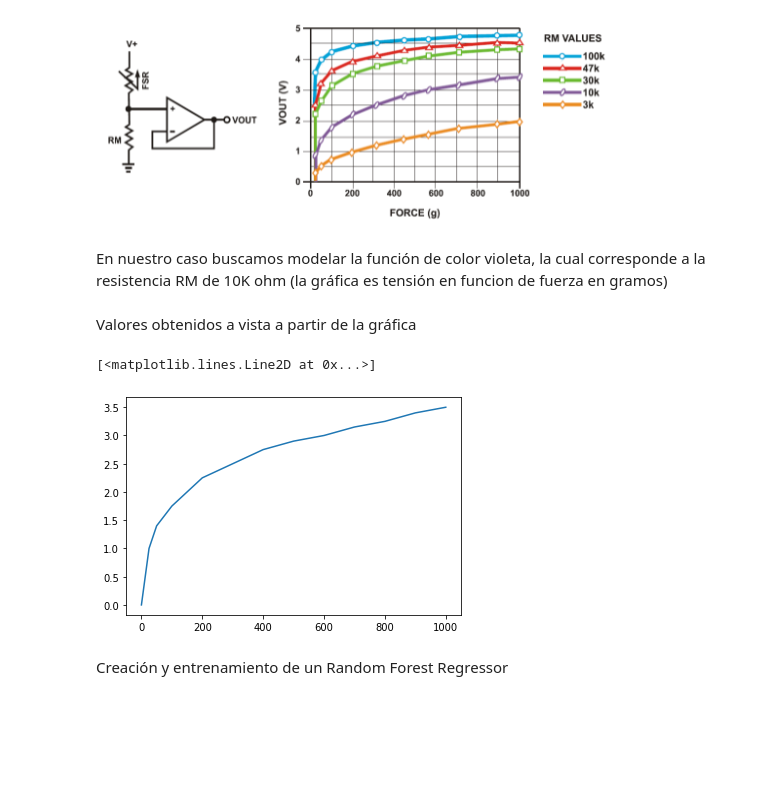
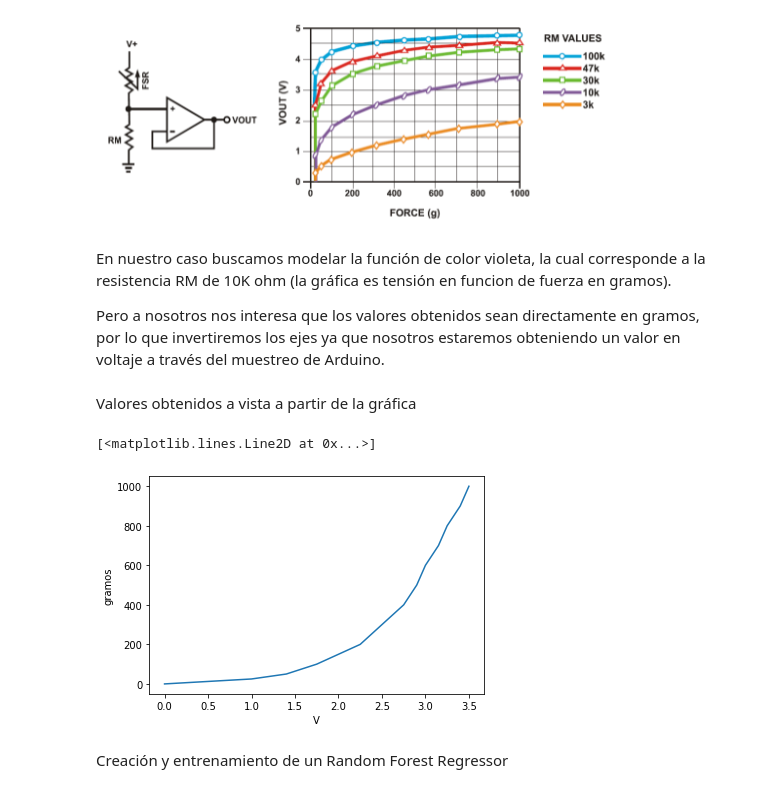
Before and after one commit to emito121/sensorAgarre, a Jupyter notebook: Modelo de funciones mediante ML/Entrenamiento_graf.ipynb, the cells around one changed output. Saved outputs shown, nothing was run; the diff lists cells and outputs as text; code cells hidden in the pictures; blank space fills up the shorter version.

Commit message:
Actualizo función a partir de ML

```diff
--- a/Modelo de funciones mediante ML/Entrenamiento_graf.ipynb
+++ b/Modelo de funciones mediante ML/Entrenamiento_graf.ipynb
@@ -5,25 +5,29 @@ Se busca modelar una función mediante datos conocidos de esta a partir de algor
 # %% [markdown]
 ![image.png](embedded-picture-1)
 # %% [markdown]
-En nuestro caso buscamos modelar la función de color violeta, la cual corresponde a la resistencia RM de 10K ohm (la gráfica es tensión en funcion de fuerza en gramos)
+En nuestro caso buscamos modelar la función de color violeta, la cual corresponde a la resistencia RM de 10K ohm (la gráfica es tensión en funcion de fuerza en gramos).
+
+Pero a nosotros nos interesa que los valores obtenidos sean directamente en gramos, por lo que invertiremos los ejes ya que nosotros estaremos obteniendo un valor en voltaje a través del muestreo de Arduino.
 # %%
 import matplotlib.pyplot as plt
 import numpy as np
 # %% [markdown]
 Valores obtenidos a vista a partir de la gráfica
 # %%
-x = [a for a in range(0,1100,100)]
-x.insert(1, 50)
-x.insert(1, 25)
-y = [0, 1, 1.4, 1.75, 2.25, 2.5, 2.75, 2.90, 3, 3.15, 3.25, 3.4, 3.5]
+y = [a for a in range(0,1100,100)]
+y.insert(1, 50)
+y.insert(1, 25)
+x = [0, 1, 1.4, 1.75, 2.25, 2.5, 2.75, 2.90, 3, 3.15, 3.25, 3.4, 3.5]
 
+y = np.array(y)
 x = np.array(x)
-y = np.array(y)
 
+plt.xlabel('V')
+plt.ylabel('gramos')
 plt.plot(x, y)
 # %% [output]
 [<matplotlib.lines.Line2D at 0x...>]
-[figure, old version]
+[figure, new version]
 # %% [markdown]
 Creación y entrenamiento de un Random Forest Regressor
 # %%
```
Also changed, not shown: parts of 4 cells of this notebook.
